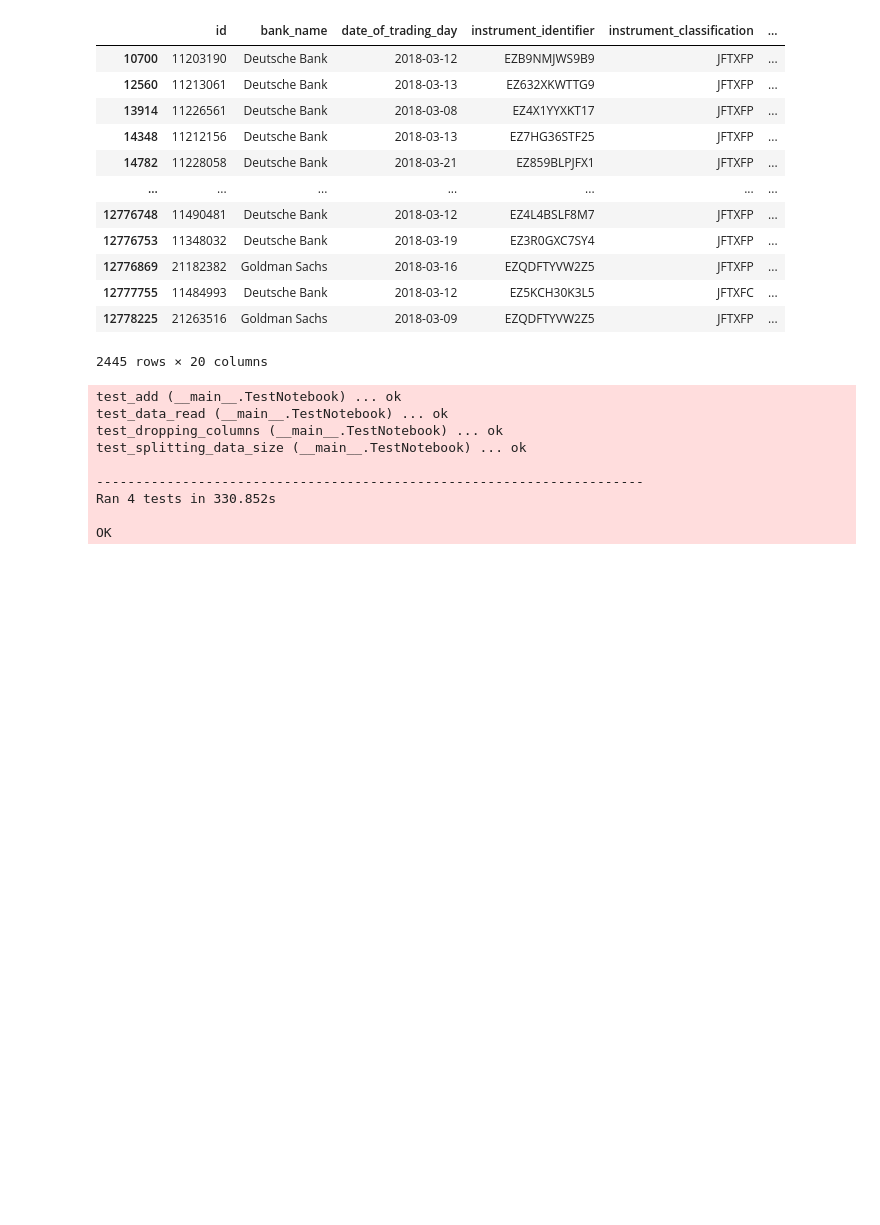
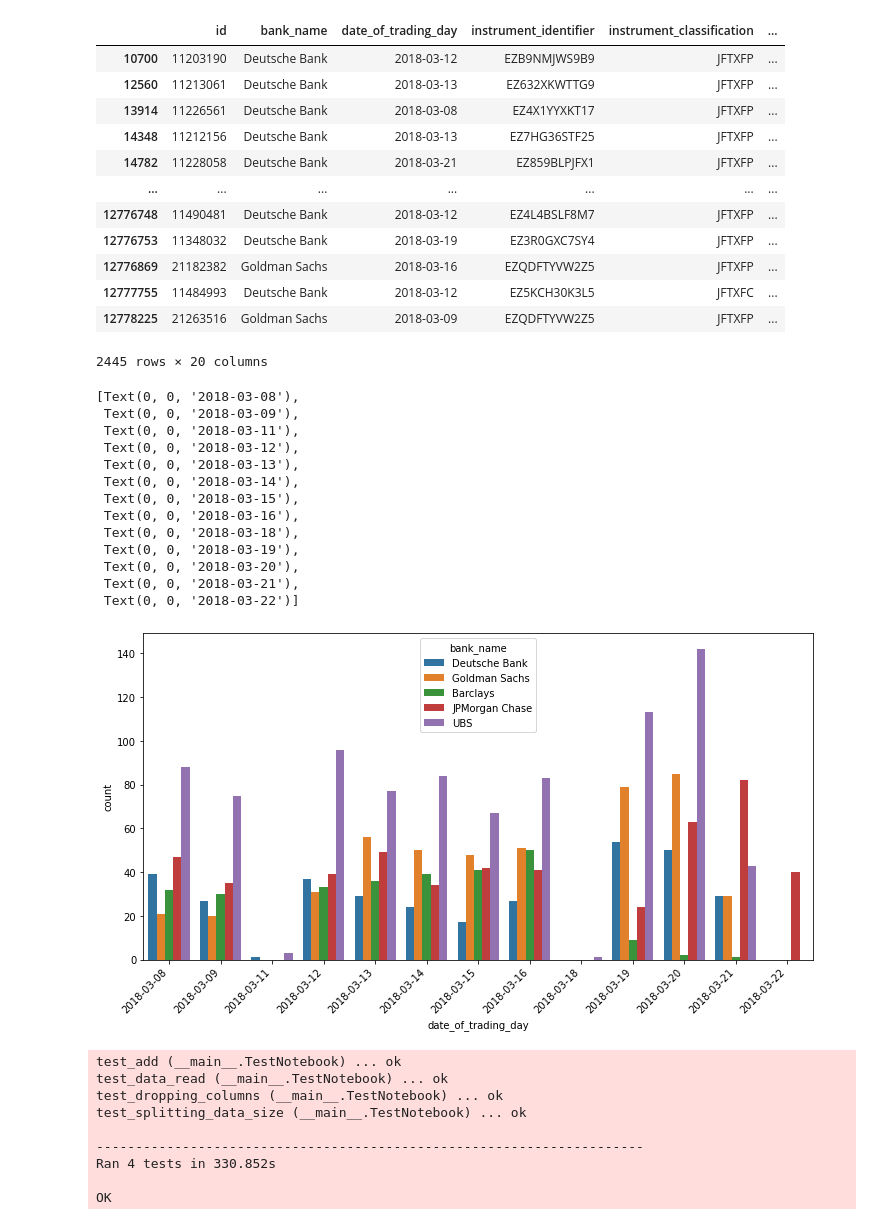
Before and after one commit to Inald/newNWM-Intern-Project-2020, a Jupyter notebook: pipelined.ipynb, the cells around one changed output. Cells and saved outputs as stored; diff of their text form; code cells hidden in the pictures; blank space fills up the shorter version.

Commit message:
Some code to generate graphs

```diff
--- a/pipelined.ipynb
+++ b/pipelined.ipynb
@@ -9,7 +9,7 @@ from sklearn.decomposition import PCA
 #print(tb.shape)
 
 #df = pd.read_feather('C:/Users/asus/Documents/rts27.feather')
-df = pd.read_feather('C:/Users/inald/Documents/NWMprod/wetransfer-0f4d76/rts27.feather')
+df = pd.read_feather('C:/Users/asus/Documents/rts27.feather')
 
 #Columns deemed unneccessary for this task
 df2 = df.drop(['file_name','designated_market_makers','legal_entity_name', 'systematic_internaliser_flag'], axis = 1)
@@ -184,3 +165,42 @@ plt.ylabel("Transaction value")
+# %%
+import seaborn as sns
+import matplotlib.pyplot as plt
+
+banks = df['bank_name'].unique()
+dates = df.groupby('date_of_trading_day')
+
+
+#print(df.groupby('bank_name').head(10))
+#print(banks.agg(['count']))
+
+# Set the width and height of the figure
+#plt.figure(figsize=(30,6))
+#print(dates.agg(['count']))
+
+b=df.groupby('bank_name').get_group('Barclays')
+d=df.groupby('bank_name').get_group('Deutsche Bank')
+fig, ax = plt.subplots(figsize = (12,6))
+#sns.barplot(x = df['date_of_trading_day'], y = df['total_value_of_trans_eur'], estimator = sum, ci = None, ax=ax, hue = df['bank_name'])
+
+sns.countplot(x = df['date_of_trading_day'], ax=ax, hue = df['bank_name'])
+
+x_dates = df['date_of_trading_day'] .dt.strftime('%Y-%m-%d').sort_values().unique()
+ax.set_xticklabels(labels=x_dates, rotation=45, ha='right')
+# %% [output]
+[Text(0, 0, '2018-03-08'),
+ Text(0, 0, '2018-03-09'),
+ Text(0, 0, '2018-03-11'),
+ Text(0, 0, '2018-03-12'),
+ Text(0, 0, '2018-03-13'),
+ Text(0, 0, '2018-03-14'),
+ Text(0, 0, '2018-03-15'),
+ Text(0, 0, '2018-03-16'),
+ Text(0, 0, '2018-03-18'),
+ Text(0, 0, '2018-03-19'),
+ Text(0, 0, '2018-03-20'),
+ Text(0, 0, '2018-03-21'),
+ Text(0, 0, '2018-03-22')]
+[figure, added]
 # %%
 import unittest
 import os
```
Also changed, not shown: parts of 1 cell of this notebook.
